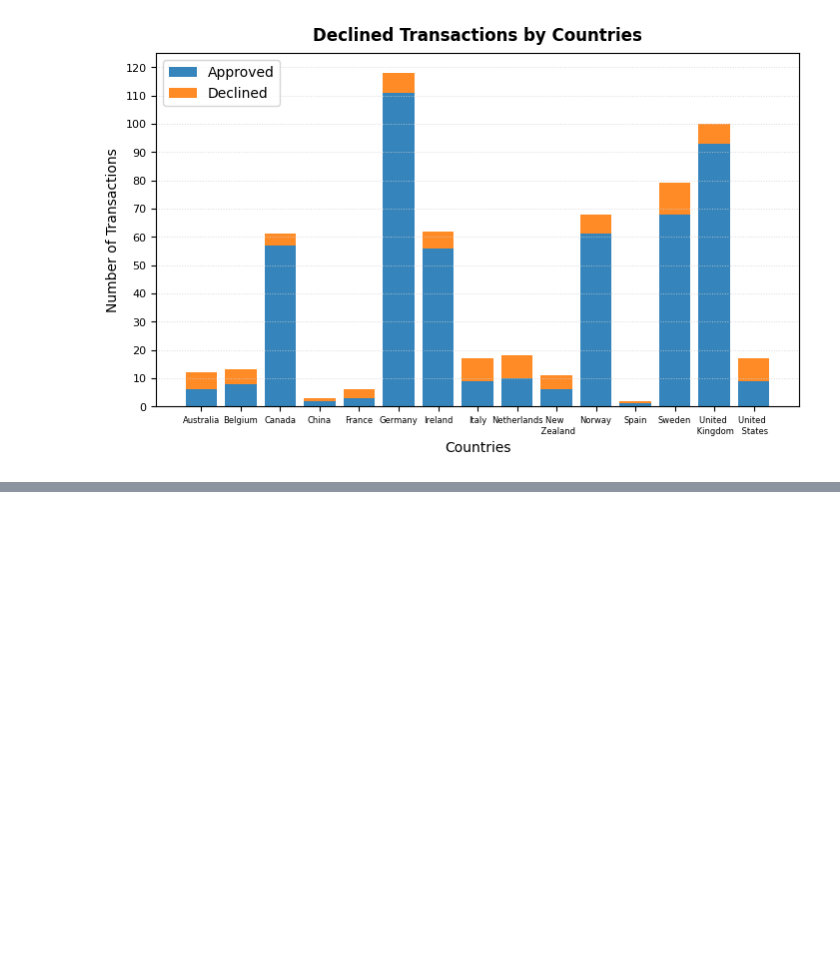
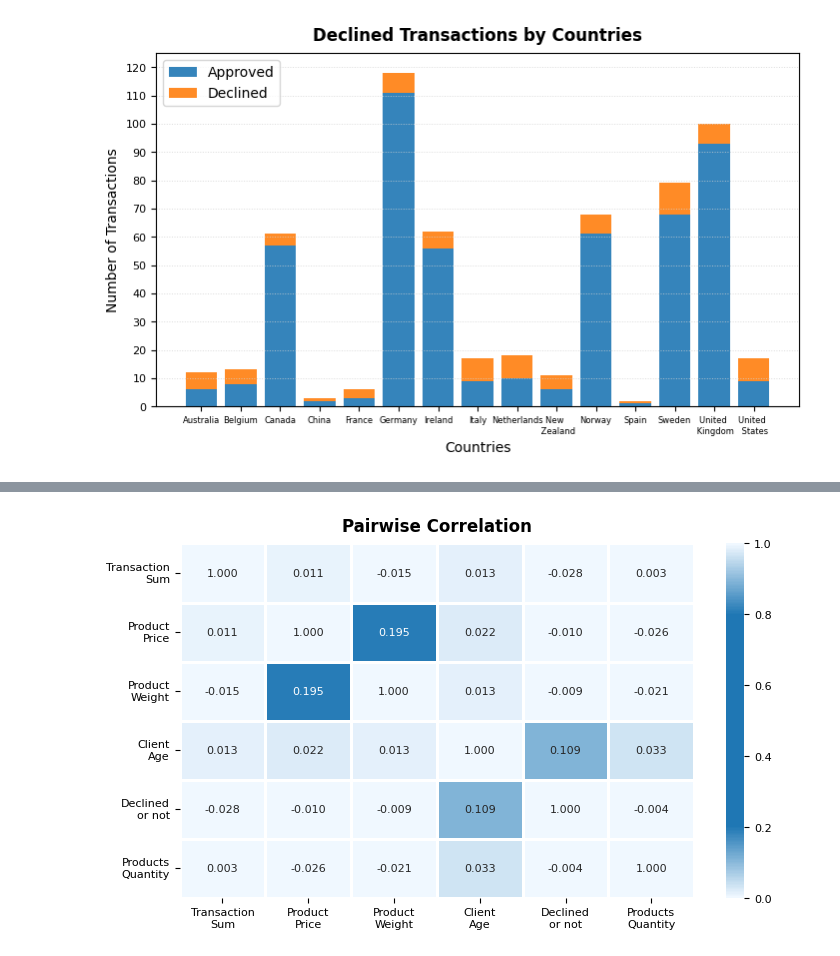
Before and after one commit to leocareer/DA_specialization, a Jupyter notebook: Sprint_08/S8_02.ipynb, the cells around one changed output, grey strips where cells are left out. Cells and saved outputs as stored; diff of their text form; code cells hidden in the pictures; blank space fills up the shorter version.

```diff
--- a/Sprint_08/S8_02.ipynb
+++ b/Sprint_08/S8_02.ipynb
@@ -246,0 +377,69 @@ plt.show()
+# %%
+import matplotlib.dates as mdates
+import numpy as np
+import matplotlib.pyplot as plt
+import seaborn as sns
+import pandas as pd
+from matplotlib.colors import LinearSegmentedColormap
+
+try:
+    df_merged = dataset.copy()
+except:
+    df_transactions['quantity'] = df_transactions['product_ids'].apply(lambda x: len(str(x).split(',')))
+    df_merged = (
+        df_transactions.merge(
+            df_transaction_items,
+            left_on='id',
+            right_on='transaction_id',
+            how='left'
+        )
+        .merge(
+            df_products[['id', 'price', 'weight']],
+            left_on='product_id',
+            right_on='id',
+            how='left'
+        )
+        .merge(
+            df_users[['id', 'age']],
+            left_on='user_id',
+            right_on='id', how='left')
+    )
+
+df_heatmap = df_merged[['amount', 'price', 'weight', 'age', 'declined', 'quantity']]
+
+correlation_matrix = df_heatmap.corr()
+
+# цветовая карта
+colors = [(0, 'aliceblue'), (0.2, 'tab:blue'), (0.8, 'tab:blue'), (1, 'aliceblue')]
+cmap = LinearSegmentedColormap.from_list('custom_cmap', colors)
+
+fig, ax = plt.subplots(figsize=(8.3, 4.6))
+
+ticklabels = ['Transaction\nSum', 'Product\nPrice', 'Product\nWeight', 'Client\nAge', 'Declined\nor not', 'Products\nQuantity']
+
+heatmap = sns.heatmap(
+    correlation_matrix,
+    vmin=0,
+    vmax=1,
+    cmap=cmap,
+    annot=True,
+    annot_kws={'size': 8},
+    fmt='.3f',
+    cbar=True,
+    #cbar_kws={'fontsize': 12}, # не работает
+    linewidths=1,
+    xticklabels=ticklabels,
+    yticklabels=ticklabels,
+    alpha=1,
+    ax=ax
+)
+
+ax.set_title('Pairwise Correlation', fontweight='bold', verticalalignment='bottom')
+ax.tick_params(labelsize=8)
+
+cbar = heatmap.collections[0].colorbar
+cbar.ax.tick_params(labelsize=8)
+
+plt.show()
+# %% [output]
+[figure, added]
```
Also changed, not shown: parts of 6 cells of this notebook, 1 other file.
